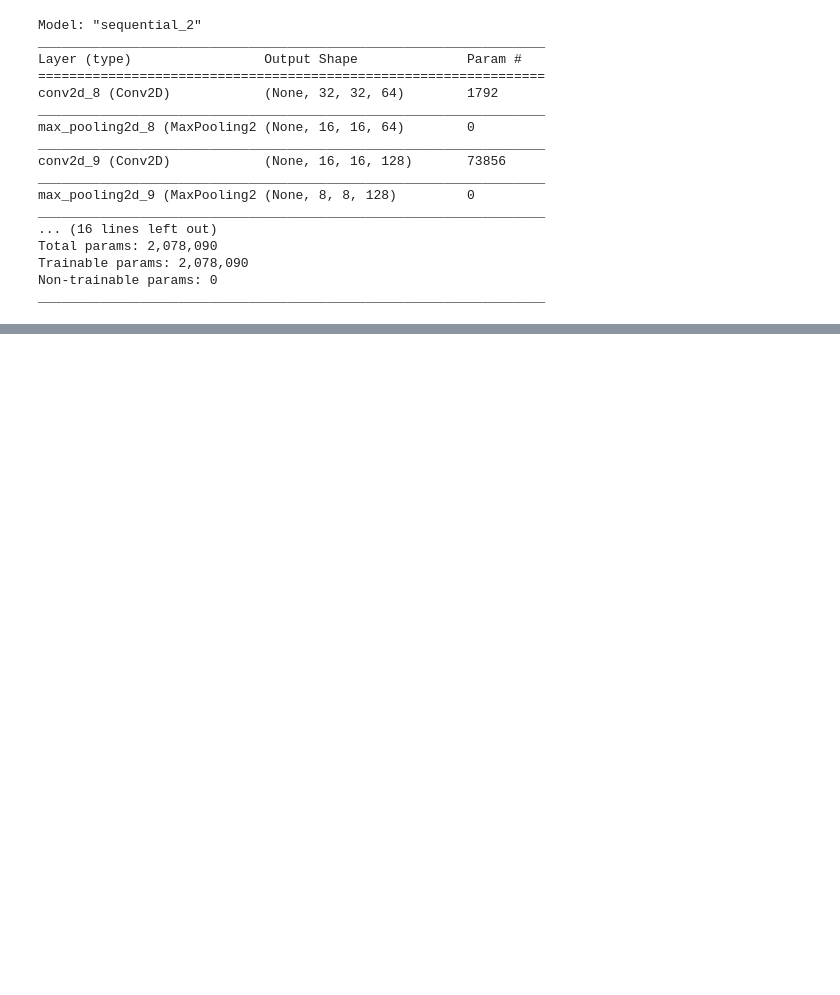
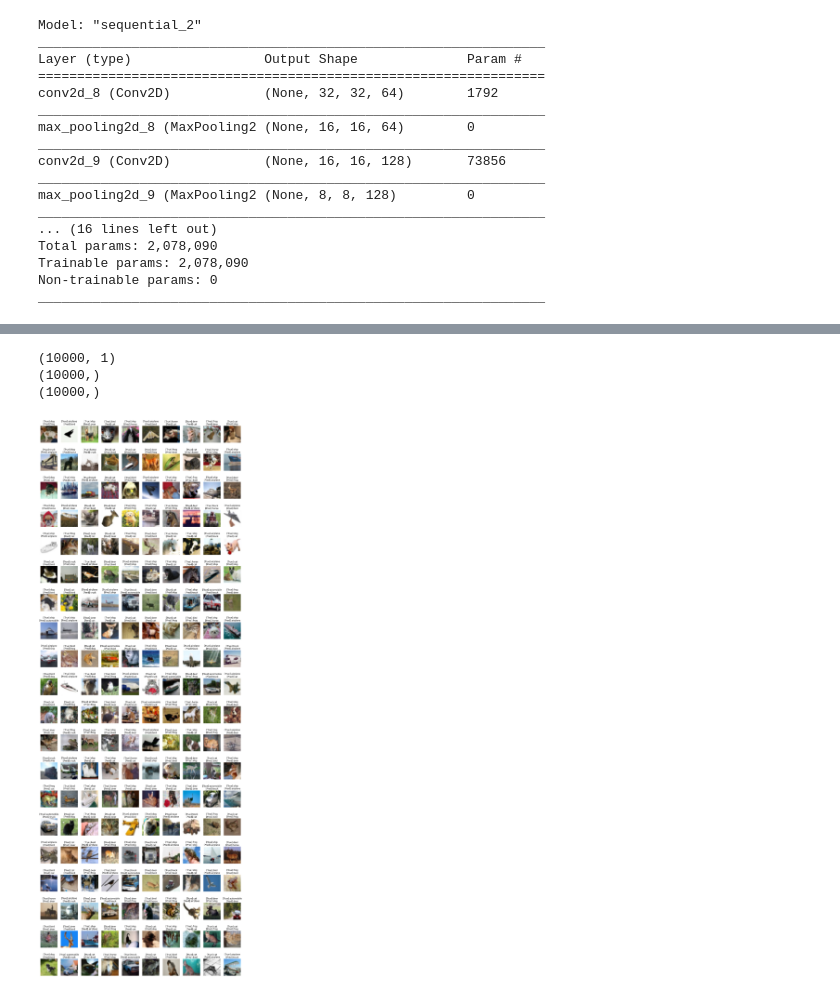
Before and after one commit to Elwing-Chou/ximenml, a Jupyter notebook: cnn.ipynb, the cells around one changed output, grey strips where cells are left out. Saved outputs shown, nothing was run; the diff lists cells and outputs as text; code cells hidden in the pictures; blank space fills up the shorter version.

```diff
--- a/cnn.ipynb
+++ b/cnn.ipynb
@@ -73,0 +82,18 @@ _________________________________________________________________
+# %%
+# validation_split: 留下一些訓練資料來看模型好不好
+# batch_size: 看多少筆做一次平均梯度
+# epochs: 整份資料看幾遍
+# verboes: log的詳細程度[1:進度條 0:空無一度 2:必要的就好]
+from tensorflow.keras.callbacks import ModelCheckpoint, EarlyStopping
+c = [
+     ModelCheckpoint("cnn.h5", save_best_only=True),
+     EarlyStopping(patience=3, restore_best_weights=True)
+]
+model.fit(x_train_norm,
+          # Sparse
+          y_train,
+          validation_split=0.1,
+          batch_size=200,
+          epochs=50,
+          verbose=2,
+          callbacks=c)
@@ -73,0 +125,3 @@ _________________________________________________________________
+# %%
+pre = model.predict_classes(x_test_norm)
+pre
@@ -73,0 +133,30 @@ _________________________________________________________________
+# %%
+# pre, y_test shape
+print(y_test.shape)
+print(pre.shape)
+y_test_reshape = y_test.reshape(-1)
+print(y_test_reshape.shape)
+# %% [output]
+(10000, 1)
+(10000,)
+(10000,)
+# %%
+import numpy as np
+idx = np.nonzero(pre != y_test_reshape)[0]
+idx = idx[:200]
+false_label = y_test_reshape[idx]
+false_pred = pre[idx]
+false_img = x_test[idx]
+
+plt.figure(figsize=(20, 60))
+width = 10
+height = len(idx) // width + 1
+for i, img in enumerate(false_img):
+    plt.subplot(height, width, i+1)
+    t = "[True]:{}\n[Pred]:{}".format(trans[false_label[i]],
+                                      trans[false_pred[i]])
+    plt.title(t)
+    plt.axis("off")
+    plt.imshow(img)
+# %% [output]
+[figure, added]
```
Also changed, not shown: parts of 5 cells of this notebook.
